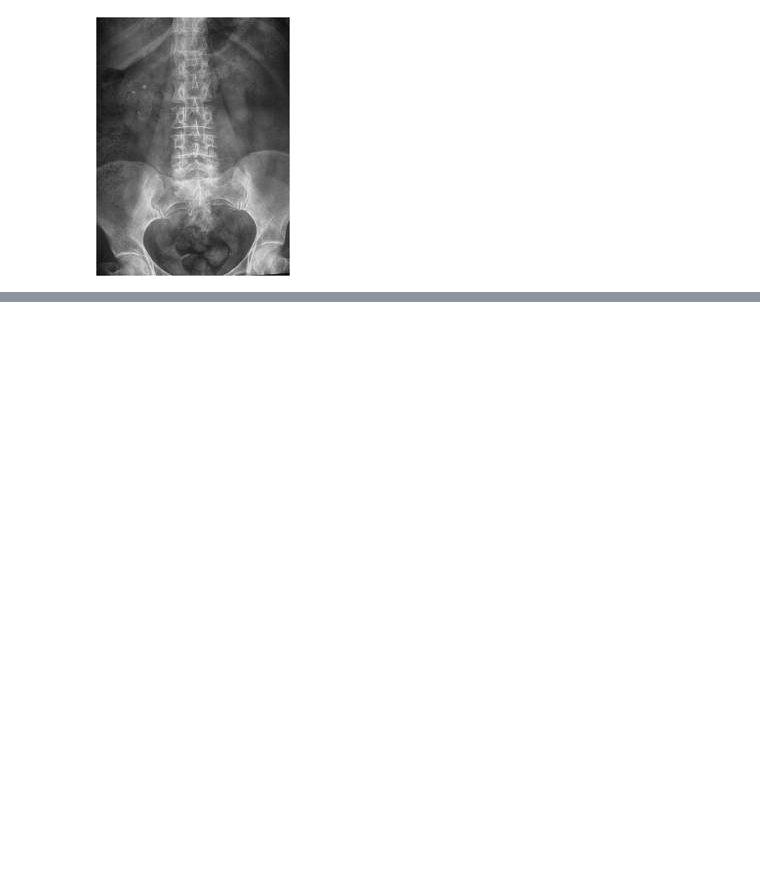
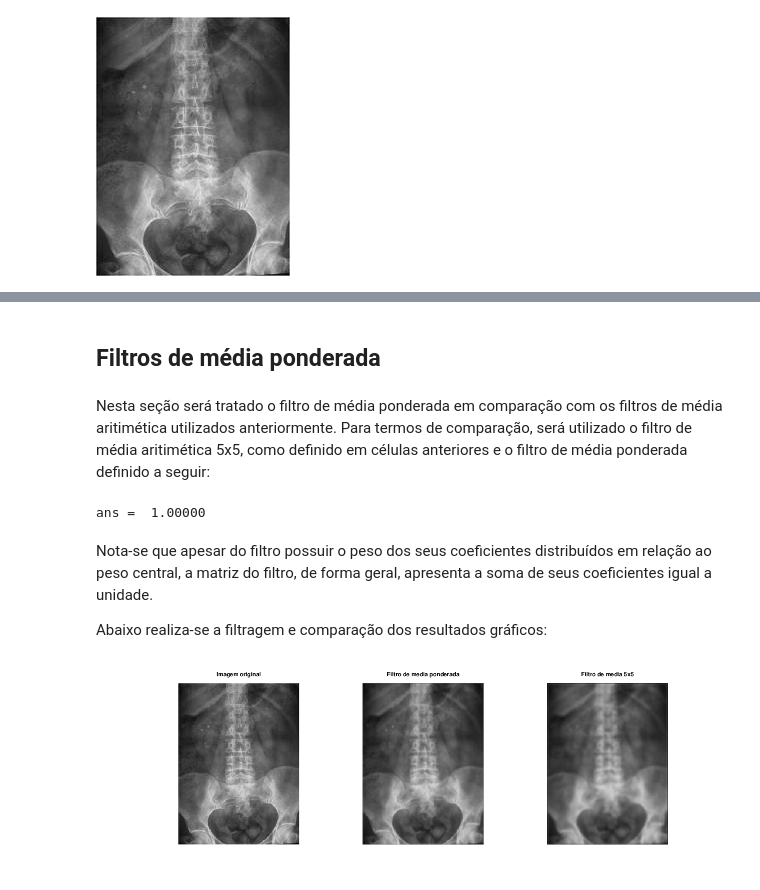
Before and after one commit to Lwao/tarefas-imagens-medicas-2, a Jupyter notebook: Tarefa 7/Tarefa 7 - Imagens Médicas 2.ipynb, the cells around one changed output, grey strips where cells are left out. Saved outputs shown, nothing was run; the diff lists cells and outputs as text; code cells hidden in the pictures; blank space fills up the shorter version.

```diff
--- a/Tarefa 7/Tarefa 7 - Imagens Médicas 2.ipynb
+++ b/Tarefa 7/Tarefa 7 - Imagens Médicas 2.ipynb
@@ -22,0 +64,34 @@ imshow(img)
+# %% [markdown]
+## Filtros de média ponderada
+# %% [markdown]
+Nesta seção será tratado o filtro de média ponderada em comparação com os filtros de média aritimética utilizados anteriormente. Para termos de comparação, será utilizado o filtro de média aritimética 5x5, como definido em células anteriores e o filtro de média ponderada definido a seguir:
+# %%
+mean_pon = [2,3,2; 2,7,2; 2,3,2]./25;
+sum(mean_pon(:))
+# %% [output]
+ans =  1.00000
+# %% [markdown]
+Nota-se que apesar do filtro possuir o peso dos seus coeficientes distribuídos em relação ao peso central, a matriz do filtro, de forma geral, apresenta a soma de seus coeficientes igual a unidade.
+
+Abaixo realiza-se a filtragem e comparação dos resultados gráficos:
+# %%
+img_mean_pon = imfilter(img, mean_pon);
+
+figure();
+
+subplot(1,3,1);
+imshow(uint8(img));
+title('Imagem original');
+
+subplot(1,3,2);
+imshow(uint8(img_mean_pon));
+title('Filtro de media ponderada');
+
+subplot(1,3,3);
+imshow(uint8(img_mean_5x5));
+title('Filtro de media 5x5');
+
+
+set(gcf,'Position',[0 0 1200 400])
+# %% [output]
+[figure, added]
```
Also changed, not shown: parts of 28 cells of this notebook.
